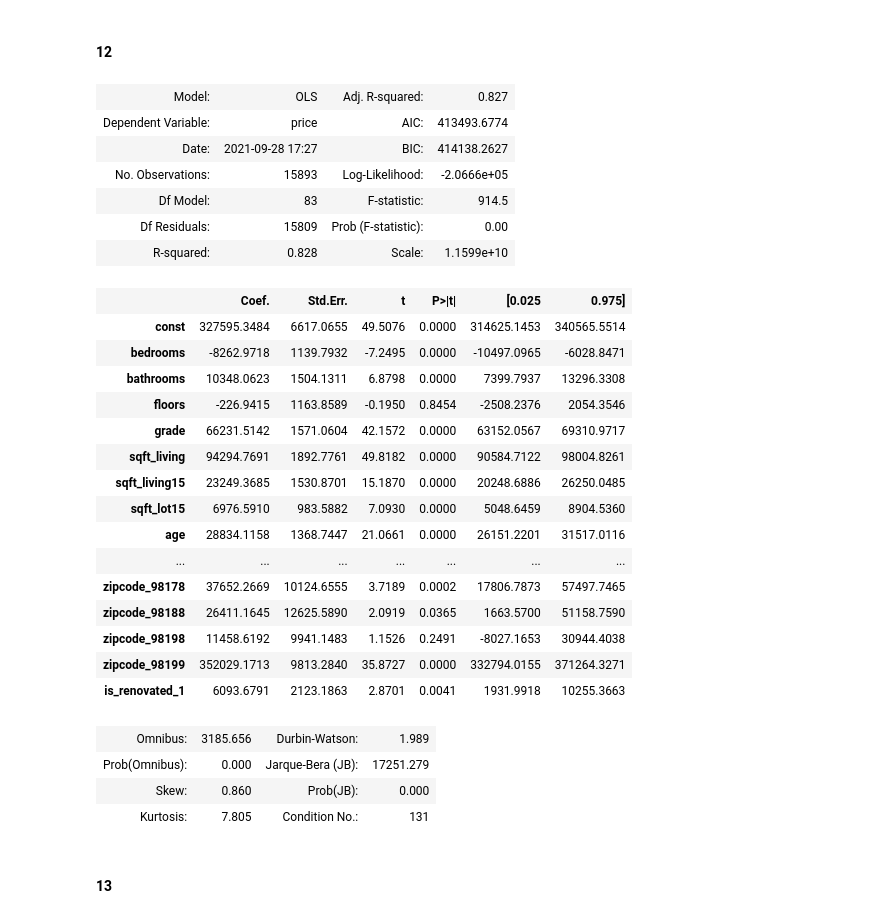
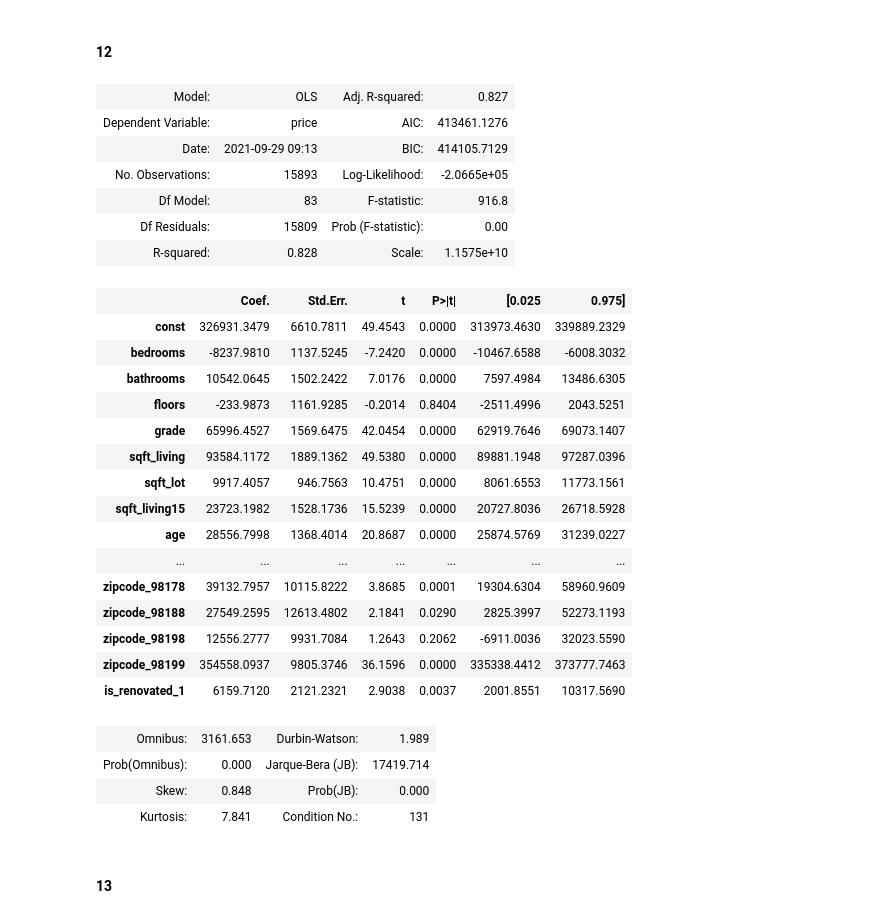
Before and after one commit to dan-rl1976/kc_housing_regression, a Jupyter notebook: final_notebook.ipynb, the cells around one changed output. Cells and saved outputs as stored; diff of their text form; code cells hidden in the pictures.

```diff
--- a/final_notebook.ipynb
+++ b/final_notebook.ipynb
@@ -987,11 +978,11 @@ model_8.summary2() #.summary2() supresses scientific notation and increases legi
 #### 8
 # %%
 # merging processed continuous values with encoded categories
-X_train_9 = X_train_scaled.drop(['sqft_lot',
+X_train_9 = X_train_scaled.drop(['sqft_lot15',
                                'sqft_living'],
                               axis=1).merge(features_train,
                                             left_index=True, right_index=True)
-X_test_9 = X_test_scaled.drop(['sqft_lot',
+X_test_9 = X_test_scaled.drop(['sqft_lot15',
                                'sqft_living'],
                               axis=1).merge(features_test,
                                             left_index=True, right_index=True)
@@ -1038,11 +1029,11 @@ model_9.summary2() #.summary2() supresses scientific notation and increases legi
 #### 9
 # %%
 # merging processed continuous values with encoded categories
-X_train_10 = X_train_scaled.drop(['sqft_lot',
+X_train_10 = X_train_scaled.drop(['sqft_lot15',
                                'sqft_above'],
                               axis=1).merge(features_train,
                                             left_index=True, right_index=True)
-X_test_10 = X_test_scaled.drop(['sqft_lot',
+X_test_10 = X_test_scaled.drop(['sqft_lot15',
                               'sqft_above'],
                               axis=1).merge(features_test,
                                             left_index=True, right_index=True)
@@ -1089,11 +1080,11 @@ model_10.summary2() #.summary2() supresses scientific notation and increases leg
 #### 10
 # %%
 # merging processed continuous values with encoded categories
-X_train_11 = X_train_scaled.drop(['sqft_lot',
+X_train_11 = X_train_scaled.drop(['sqft_lot15',
                                'sqft_living15'],
                               axis=1).merge(features_train,
                                             left_index=True, right_index=True)
-X_test_11 = X_test_scaled.drop(['sqft_lot',
+X_test_11 = X_test_scaled.drop(['sqft_lot15',
                               'sqft_living15'],
                               axis=1).merge(features_test,
                                             left_index=True, right_index=True)
@@ -1140,11 +1131,11 @@ model_11.summary2() #.summary2() supresses scientific notation and increases leg
 #### 11
 # %%
 # merging processed continuous values with encoded categories
-X_train_12 = X_train_scaled.drop(['sqft_lot',
+X_train_12 = X_train_scaled.drop(['sqft_lot15',
                                'age'],
                               axis=1).merge(features_train,
                                             left_index=True, right_index=True)
-X_test_12 = X_test_scaled.drop(['sqft_lot',
+X_test_12 = X_test_scaled.drop(['sqft_lot15',
                               'age'],
                               axis=1).merge(features_test,
                                             left_index=True, right_index=True)
@@ -1191,55 +1182,55 @@ model_12.summary2() #.summary2() supresses scientific notation and increases leg
 #### 12
 # %%
 # merging processed continuous values with encoded categories
-X_train_13 = X_train_scaled.drop(['sqft_lot',
+X_train_13 = X_train_scaled.drop(['sqft_lot15',
                                  'condition',
                                  'sqft_above'],
                               axis=1).merge(features_train,
                                             left_index=True, right_index=True)
-X_test_13 = X_test_scaled.drop(['sqft_lot',
+X_test_13 = X_test_scaled.drop(['sqft_lot15',
                                 'condition',
                                 'sqft_above'],
                               axis=1).merge(features_test,
                                             left_index=True, right_index=True)
 # adding constant
 X_train_13_int = sm.add_constant(X_train_13)
 X_test_13_int = sm.add_constant(X_test_13)
 
 # resetting indicies to ensure alignment
 X_train_13_int.reset_index(drop=True, inplace=True)
 y_train.reset_index(drop=True, inplace=True)
 
 # fitting mode
 model_13 = sm.OLS(y_train ,X_train_13_int).fit()
 model_13.summary2() #.summary2() supresses scientific notation and increases legibility
 # %% [output]
 | Model: | OLS | Adj. R-squared: | 0.827 |
-| Dependent Variable: | price | AIC: | 413493.6774 |
-| Date: | 2021-09-28 17:27 | BIC: | 414138.2627 |
-| No. Observations: | 15893 | Log-Likelihood: | -2.0666e+05 |
-| Df Model: | 83 | F-statistic: | 914.5 |
+| Dependent Variable: | price | AIC: | 413461.1276 |
+| Date: | 2021-09-29 09:13 | BIC: | 414105.7129 |
+| No. Observations: | 15893 | Log-Likelihood: | -2.0665e+05 |
+| Df Model: | 83 | F-statistic: | 916.8 |
 | Df Residuals: | 15809 | Prob (F-statistic): | 0.00 |
-| R-squared: | 0.828 | Scale: | 1.1599e+10 |
+| R-squared: | 0.828 | Scale: | 1.1575e+10 |
 |  | Coef. | Std.Err. | t | P>|t| | [0.025 | 0.975] |
-| const | 327595.3484 | 6617.0655 | 49.5076 | 0.0000 | 314625.1453 | 340565.5514 |
-| bedrooms | -8262.9718 | 1139.7932 | -7.2495 | 0.0000 | -10497.0965 | -6028.8471 |
-| bathrooms | 10348.0623 | 1504.1311 | 6.8798 | 0.0000 | 7399.7937 | 13296.3308 |
-| floors | -226.9415 | 1163.8589 | -0.1950 | 0.8454 | -2508.2376 | 2054.3546 |
-| grade | 66231.5142 | 1571.0604 | 42.1572 | 0.0000 | 63152.0567 | 69310.9717 |
-| sqft_living | 94294.7691 | 1892.7761 | 49.8182 | 0.0000 | 90584.7122 | 98004.8261 |
-| sqft_living15 | 23249.3685 | 1530.8701 | 15.1870 | 0.0000 | 20248.6886 | 26250.0485 |
-| sqft_lot15 | 6976.5910 | 983.5882 | 7.0930 | 0.0000 | 5048.6459 | 8904.5360 |
-| age | 28834.1158 | 1368.7447 | 21.0661 | 0.0000 | 26151.2201 | 31517.0116 |
+| const | 326931.3479 | 6610.7811 | 49.4543 | 0.0000 | 313973.4630 | 339889.2329 |
+| bedrooms | -8237.9810 | 1137.5245 | -7.2420 | 0.0000 | -10467.6588 | -6008.3032 |
+| bathrooms | 10542.0645 | 1502.2422 | 7.0176 | 0.0000 | 7597.4984 | 13486.6305 |
+| floors | -233.9873 | 1161.9285 | -0.2014 | 0.8404 | -2511.4996 | 2043.5251 |
+| grade | 65996.4527 | 1569.6475 | 42.0454 | 0.0000 | 62919.7646 | 69073.1407 |
+| sqft_living | 93584.1172 | 1889.1362 | 49.5380 | 0.0000 | 89881.1948 | 97287.0396 |
+| sqft_lot | 9917.4057 | 946.7563 | 10.4751 | 0.0000 | 8061.6553 | 11773.1561 |
+| sqft_living15 | 23723.1982 | 1528.1736 | 15.5239 | 0.0000 | 20727.8036 | 26718.5928 |
+| age | 28556.7998 | 1368.4014 | 20.8687 | 0.0000 | 25874.5769 | 31239.0227 |
 | ... | ... | ... | ... | ... | ... | ... |
-| zipcode_98178 | 37652.2669 | 10124.6555 | 3.7189 | 0.0002 | 17806.7873 | 57497.7465 |
-| zipcode_98188 | 26411.1645 | 12625.5890 | 2.0919 | 0.0365 | 1663.5700 | 51158.7590 |
-| zipcode_98198 | 11458.6192 | 9941.1483 | 1.1526 | 0.2491 | -8027.1653 | 30944.4038 |
-| zipcode_98199 | 352029.1713 | 9813.2840 | 35.8727 | 0.0000 | 332794.0155 | 371264.3271 |
-| is_renovated_1 | 6093.6791 | 2123.1863 | 2.8701 | 0.0041 | 1931.9918 | 10255.3663 |
+| zipcode_98178 | 39132.7957 | 10115.8222 | 3.8685 | 0.0001 | 19304.6304 | 58960.9609 |
+| zipcode_98188 | 27549.2595 | 12613.4802 | 2.1841 | 0.0290 | 2825.3997 | 52273.1193 |
+| zipcode_98198 | 12556.2777 | 9931.7084 | 1.2643 | 0.2062 | -6911.0036 | 32023.5590 |
+| zipcode_98199 | 354558.0937 | 9805.3746 | 36.1596 | 0.0000 | 335338.4412 | 373777.7463 |
+| is_renovated_1 | 6159.7120 | 2121.2321 | 2.9038 | 0.0037 | 2001.8551 | 10317.5690 |
-| Omnibus: | 3185.656 | Durbin-Watson: | 1.989 |
-| Prob(Omnibus): | 0.000 | Jarque-Bera (JB): | 17251.279 |
-| Skew: | 0.860 | Prob(JB): | 0.000 |
-| Kurtosis: | 7.805 | Condition No.: | 131 |
+| Omnibus: | 3161.653 | Durbin-Watson: | 1.989 |
+| Prob(Omnibus): | 0.000 | Jarque-Bera (JB): | 17419.714 |
+| Skew: | 0.848 | Prob(JB): | 0.000 |
+| Kurtosis: | 7.841 | Condition No.: | 131 |
 # %% [markdown]
 #### 13
 # %%
```
Also changed, not shown: parts of 33 cells of this notebook, 4 other files.
